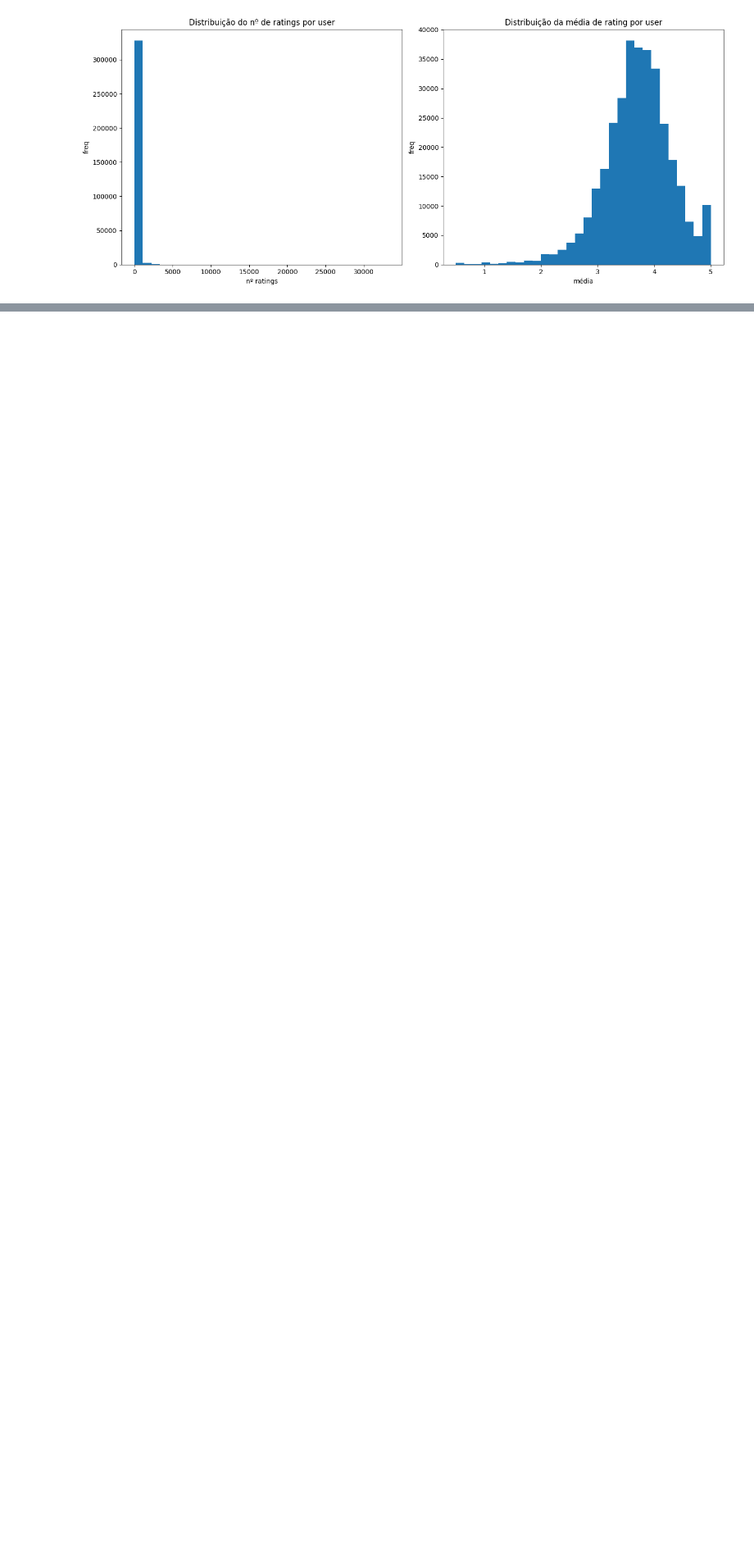
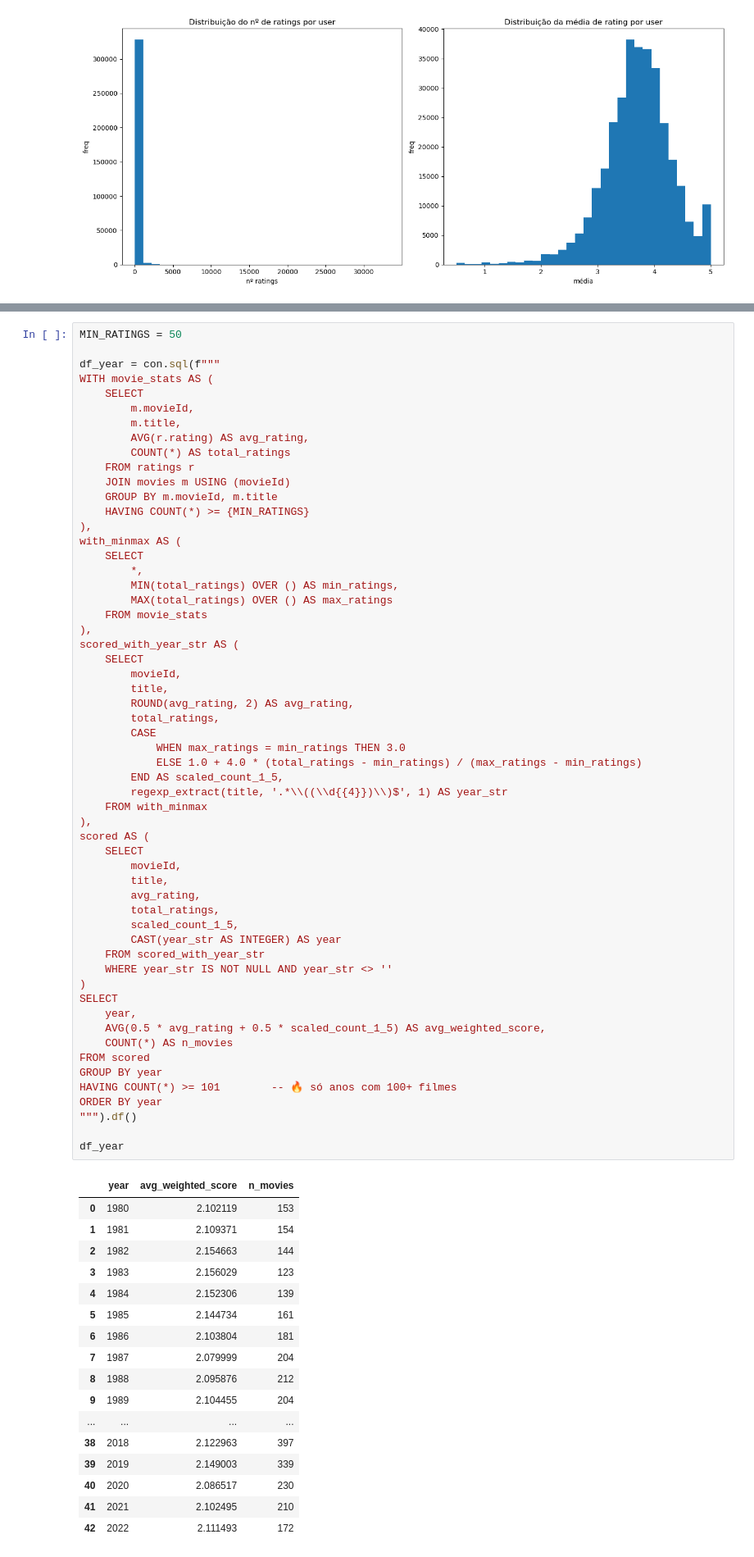
Before and after one commit to sergiopatinha/BigDataFoundations, a Jupyter notebook: notebooks/1.6 - (Full)33M Exploring Data.ipynb, the cells around one changed output, grey strips where cells are left out. Shown at 82% size. Drawn from its saved outputs; the diff is of its cells as text; blank space fills up the shorter version.

```diff
--- a/notebooks/1.6 - (Full)33M Exploring Data.ipynb
+++ b/notebooks/1.6 - (Full)33M Exploring Data.ipynb
@@ -469,0 +536,75 @@ plt.show()
+# %%
+MIN_RATINGS = 50
+
+df_year = con.sql(f"""
+WITH movie_stats AS (
+    SELECT
+        m.movieId,
+        m.title,
+        AVG(r.rating) AS avg_rating,
+        COUNT(*) AS total_ratings
+    FROM ratings r
+    JOIN movies m USING (movieId)
+    GROUP BY m.movieId, m.title
+    HAVING COUNT(*) >= {MIN_RATINGS}
+),
+with_minmax AS (
+    SELECT
+        *,
+        MIN(total_ratings) OVER () AS min_ratings,
+        MAX(total_ratings) OVER () AS max_ratings
+    FROM movie_stats
+),
+scored_with_year_str AS (
+    SELECT
+        movieId,
+        title,
+        ROUND(avg_rating, 2) AS avg_rating,
+        total_ratings,
+        CASE
+            WHEN max_ratings = min_ratings THEN 3.0
+            ELSE 1.0 + 4.0 * (total_ratings - min_ratings) / (max_ratings - min_ratings)
+        END AS scaled_count_1_5,
+        regexp_extract(title, '.*\\((\\d{{4}})\\)$', 1) AS year_str
+    FROM with_minmax
+),
+scored AS (
+    SELECT
+        movieId,
+        title,
+        avg_rating,
+        total_ratings,
+        scaled_count_1_5,
+        CAST(year_str AS INTEGER) AS year
+    FROM scored_with_year_str
+    WHERE year_str IS NOT NULL AND year_str <> ''
+)
+SELECT
+    year,
+    AVG(0.5 * avg_rating + 0.5 * scaled_count_1_5) AS avg_weighted_score,
+    COUNT(*) AS n_movies
+FROM scored
+GROUP BY year
+HAVING COUNT(*) >= 101        -- 🔥 só anos com 100+ filmes
+ORDER BY year
+""").df()
+
+df_year
+# %% [output]
+|  | year | avg_weighted_score | n_movies |
+| 0 | 1980 | 2.102119 | 153 |
+| 1 | 1981 | 2.109371 | 154 |
+| 2 | 1982 | 2.154663 | 144 |
+| 3 | 1983 | 2.156029 | 123 |
+| 4 | 1984 | 2.152306 | 139 |
+| 5 | 1985 | 2.144734 | 161 |
+| 6 | 1986 | 2.103804 | 181 |
+| 7 | 1987 | 2.079999 | 204 |
+| 8 | 1988 | 2.095876 | 212 |
+| 9 | 1989 | 2.104455 | 204 |
+| ... | ... | ... | ... |
+| 38 | 2018 | 2.122963 | 397 |
+| 39 | 2019 | 2.149003 | 339 |
+| 40 | 2020 | 2.086517 | 230 |
+| 41 | 2021 | 2.102495 | 210 |
+| 42 | 2022 | 2.111493 | 172 |
```
Also changed, not shown: parts of 6 cells of this notebook.
